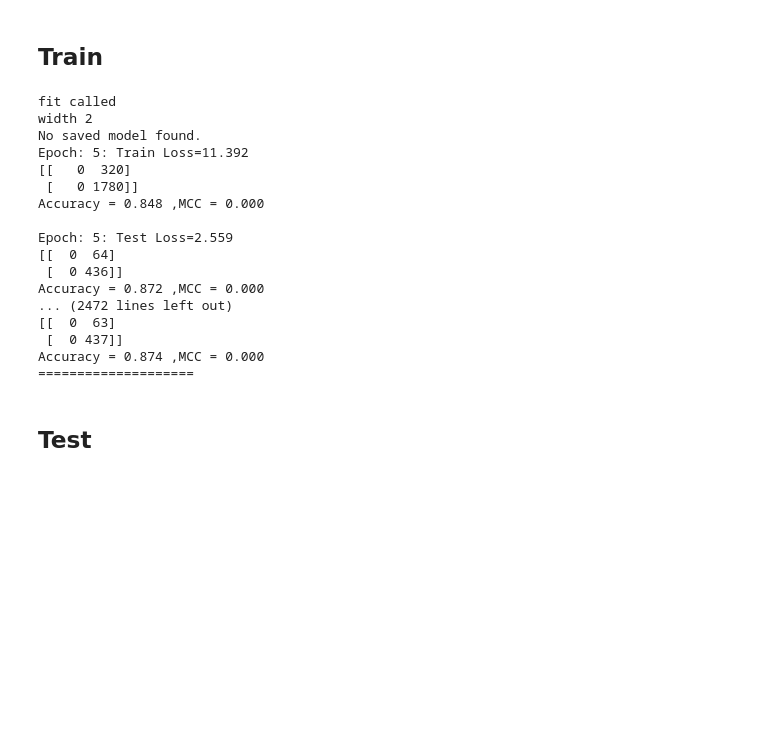
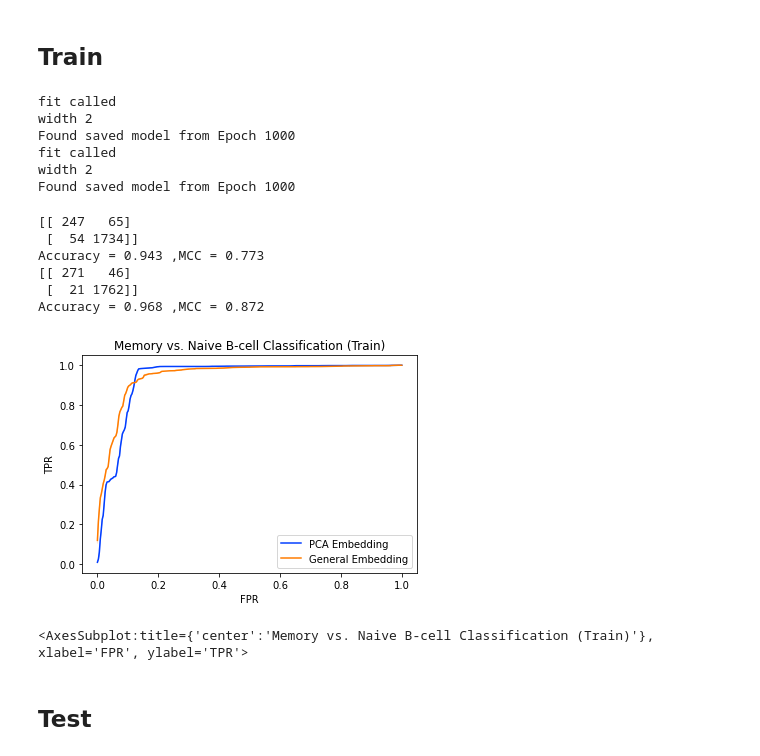
Before and after one commit to gv20-therapeutics/antibody-in-pytorch, a Jupyter notebook: AIPT/Models/Beshnova2020/Replicate_Beshnova2020.ipynb, the cells around one changed output. Drawn from its saved outputs; the diff is of its cells as text; code cells hidden in the pictures; blank space fills up the shorter version.

Commit message:
functionality for saving plots

```diff
--- a/AIPT/Models/Beshnova2020/Replicate_Beshnova2020.ipynb
+++ b/AIPT/Models/Beshnova2020/Replicate_Beshnova2020.ipynb
@@ -48,7 +48,8 @@ from AIPT.Benchmarks.OAS_dataset import OAS_data_loader as oas
 # %%
 seq_dir = os.path.join(aipt_dir, "Benchmarks/OAS_dataset/data/seq_db")
 model_dir = 'AIPT/Models/Beshnova2020'
-%cd {os.path.join(aipt_path, model_dir)}
+model_dir_abs = os.path.join(aipt_path, model_dir)
+%cd {model_dir_abs}
 index_fn = "OAS_index.txt"
 index_path = os.path.join(aipt_path, model_dir, index_fn)
 input_seq_type = "CDR3"
@@ -195,12 +196,12 @@ para_dict = {
 
 pca_para_dict = para_dict.copy()
 pca_para_dict['model_name'] = 'pca'
-pca_embedding_fn = pca_embedding.embed_batch
+pca_embedding_fn = pca_embedding.embedding_fn(20, pca_para_dict['embedding_dim'])
 pca_model = CNN(pca_para_dict, pca_embedding_fn)
 
 general_para_dict = para_dict.copy()
 general_para_dict['model_name'] = 'general'
-general_embedding_fn = nn.Embedding(20, para_dict['embedding_dim'])
+general_embedding_fn = nn.Embedding(20, general_para_dict['embedding_dim'])
 general_model = CNN(general_para_dict, general_embedding_fn)
 
 print('LOG DIR:', para_dict['log_dir'])
@@ -233,27 +234,34 @@ pca_model.fit(train_loader, test_loader=test_loader)
 # %% [output]
 fit called
 width 2
-No saved model found.
-Epoch: 5: Train Loss=11.392
-[[   0  320]
- [   0 1780]]
-Accuracy = 0.848 ,MCC = 0.000
-
-Epoch: 5: Test Loss=2.559
-[[  0  64]
- [  0 436]]
-Accuracy = 0.872 ,MCC = 0.000
-... (2472 lines left out)
-[[  0  63]
- [  0 437]]
-Accuracy = 0.874 ,MCC = 0.000
-====================
+Found saved model from Epoch 1000
+fit called
+width 2
+Found saved model from Epoch 1000
 # %%
+figure_dir = os.path.join(model_dir_abs, 'figures')
+figure_path = os.path.join(figure_dir, 'memory_naive_roc_train.png')
+
 general_output, general_labels, general_loss = general_model.predict(train_loader)
 general_model.evaluate(general_output, general_labels)
 pca_output, pca_labels, pca_loss = pca_model.predict(train_loader)
 pca_model.evaluate(pca_output, pca_labels)
-plot_roc_curves([pca_output[:, 1], general_output[:, 1]], [pca_labels, general_labels],['PCA Embedding', 'General Embedding'], title='Memory vs. Naive B-cell Classification')
+plot_roc_curves(
+    [pca_output[:, 1], general_output[:, 1]],
+    [pca_labels, general_labels],
+    ["PCA Embedding", "General Embedding"],
+    title="Memory vs. Naive B-cell Classification (Train)",
+    save_path=figure_path
+)
+# %% [output]
+[[ 247   65]
+ [  54 1734]]
+Accuracy = 0.943 ,MCC = 0.773
+[[ 271   46]
+ [  21 1762]]
+Accuracy = 0.968 ,MCC = 0.872
+[figure, added]
+<AxesSubplot:title={'center':'Memory vs. Naive B-cell Classification (Train)'}, xlabel='FPR', ylabel='TPR'>
 # %% [markdown]
 ## Test
 # %%
```
Also changed, not shown: parts of 3 cells of this notebook, 2 other files.
